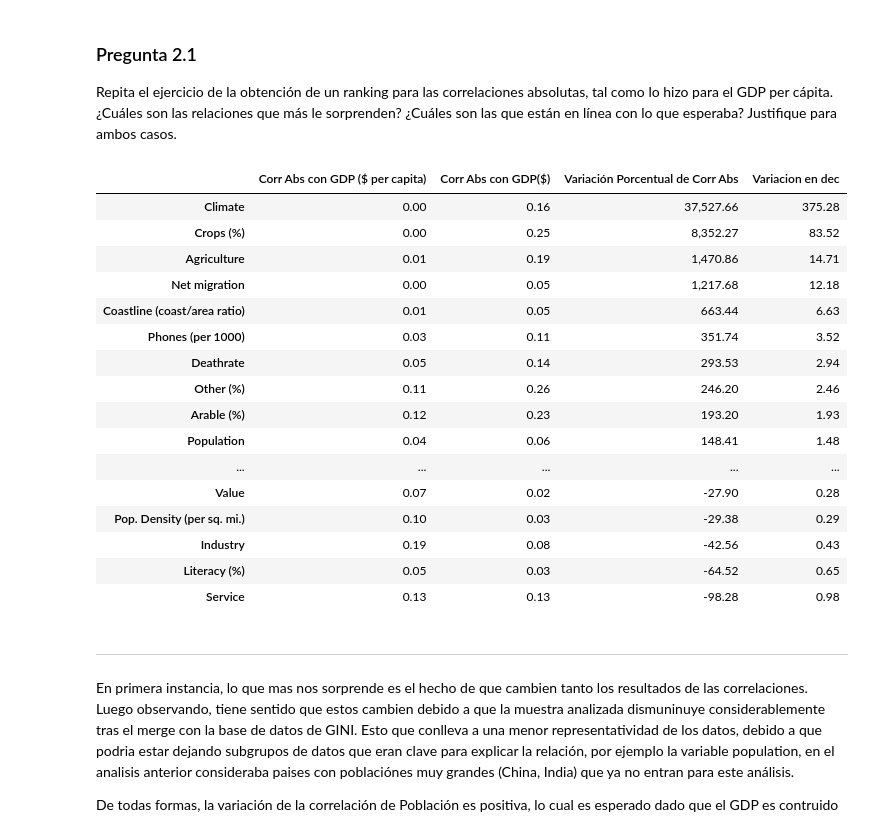
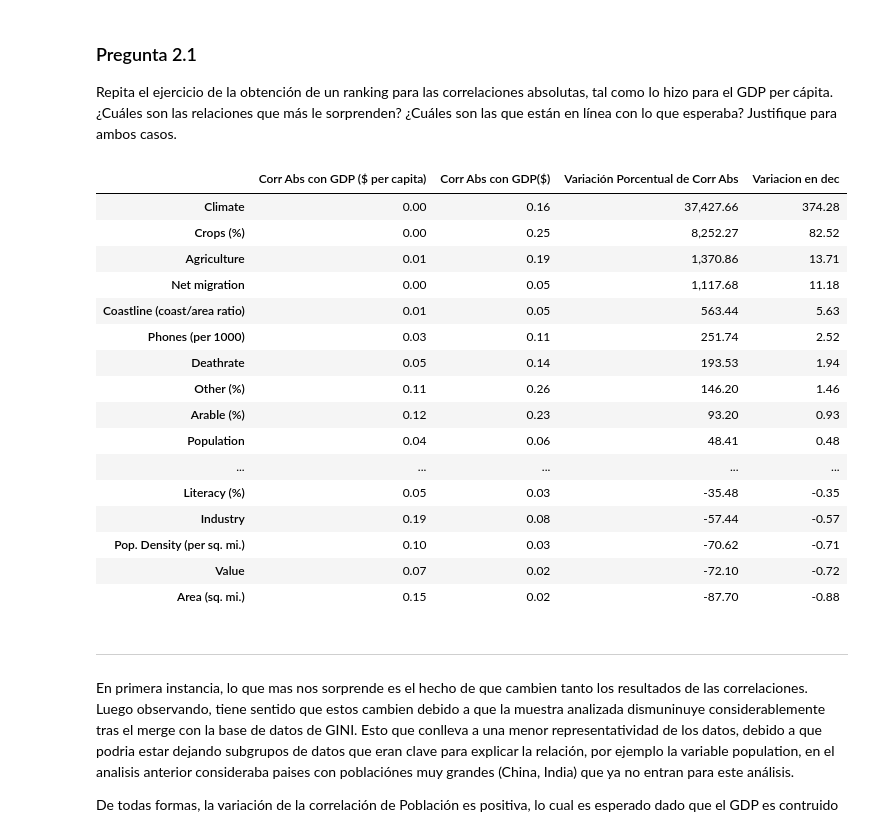
Before and after one commit to fabelo4/AMLE-2025, a Jupyter notebook: Tarea 1.ipynb, the cells around one changed output. Drawn from its saved outputs; the diff is of its cells as text; code cells hidden in the pictures.

```diff
--- a/Tarea 1.ipynb
+++ b/Tarea 1.ipynb
@@ -765,44 +764,43 @@ Repita el ejercicio de la obtención de un ranking para las correlaciones absolu
 # %%
 #Dropeamos datos no numericos y los GDPs y asiganmos a nuevo DF segun GDP o GDP per capita
 df_gdp_pc=df_merged.drop(['date','Country','Region','GDP($)','Country Name','Country Code', 'Year'],axis=1)
 df_gdp=df_merged.drop(['date','Country','Region','GDP ($ per capita)','Country Name','Country Code', 'Year'],axis=1)
 
 #Calculamos las correlaciones en valor absoluto
 df_corr_abs = pd.DataFrame ()
 df_corr_abs["Corr Abs con GDP ($ per capita)"]=abs(df_gdp_pc.corrwith(df["GDP ($ per capita)"]))
 df_corr_abs["Corr Abs con GDP($)"]=abs(df_gdp.corrwith(df["GDP($)"]))
 
 #Dropeamos GDP per capita pues no es de interes para el analisis
 df_corr_abs=df_corr_abs.drop(["GDP ($ per capita)"], axis=0)
 
 #Calculamos Variacion porcentual de Correlaciones Absolutas
-df_corr_abs["Variación Porcentual de Corr Abs"]= (df_corr_abs["Corr Abs con GDP($)"]/df_corr_abs["Corr Abs con GDP ($ per capita)"])
-df_corr_abs["Variacion en dec"]= (df_corr_abs["Corr Abs con GDP($)"]/df_corr_abs["Corr Abs con GDP ($ per capita)"])
-df_corr_abs.loc[df_corr_abs["Variación Porcentual de Corr Abs"] > 1, "Variación Porcentual de Corr Abs"] *= 100
-df_corr_abs.loc[df_corr_abs["Variación Porcentual de Corr Abs"] <= 1, "Variación Porcentual de Corr Abs"] *= -100
+df_corr_abs["Variación Porcentual de Corr Abs"]= 100*((df_corr_abs["Corr Abs con GDP($)"]-df_corr_abs["Corr Abs con GDP ($ per capita)"])/df_corr_abs["Corr Abs con GDP ($ per capita)"])
+df_corr_abs["Variacion en dec"]= ((df_corr_abs["Corr Abs con GDP($)"]-df_corr_abs["Corr Abs con GDP ($ per capita)"])/df_corr_abs["Corr Abs con GDP ($ per capita)"])
+
 
 #Ordenamos
 df_corr_abs = df_corr_abs.sort_values(by="Variación Porcentual de Corr Abs", ascending=False)
 
 df_corr_abs.head(40)
 # %% [output]
 |  | Corr Abs con GDP ($ per capita) | Corr Abs con GDP($) | Variación Porcentual de Corr Abs | Variacion en dec |
-| Climate | 0.00 | 0.16 | 37,527.66 | 375.28 |
-| Crops (%) | 0.00 | 0.25 | 8,352.27 | 83.52 |
-| Agriculture | 0.01 | 0.19 | 1,470.86 | 14.71 |
-| Net migration | 0.00 | 0.05 | 1,217.68 | 12.18 |
-| Coastline (coast/area ratio) | 0.01 | 0.05 | 663.44 | 6.63 |
-| Phones (per 1000) | 0.03 | 0.11 | 351.74 | 3.52 |
-| Deathrate | 0.05 | 0.14 | 293.53 | 2.94 |
-| Other (%) | 0.11 | 0.26 | 246.20 | 2.46 |
-| Arable (%) | 0.12 | 0.23 | 193.20 | 1.93 |
-| Population | 0.04 | 0.06 | 148.41 | 1.48 |
+| Climate | 0.00 | 0.16 | 37,427.66 | 374.28 |
+| Crops (%) | 0.00 | 0.25 | 8,252.27 | 82.52 |
+| Agriculture | 0.01 | 0.19 | 1,370.86 | 13.71 |
+| Net migration | 0.00 | 0.05 | 1,117.68 | 11.18 |
+| Coastline (coast/area ratio) | 0.01 | 0.05 | 563.44 | 5.63 |
+| Phones (per 1000) | 0.03 | 0.11 | 251.74 | 2.52 |
+| Deathrate | 0.05 | 0.14 | 193.53 | 1.94 |
+| Other (%) | 0.11 | 0.26 | 146.20 | 1.46 |
+| Arable (%) | 0.12 | 0.23 | 93.20 | 0.93 |
+| Population | 0.04 | 0.06 | 48.41 | 0.48 |
 | ... | ... | ... | ... | ... |
-| Value | 0.07 | 0.02 | -27.90 | 0.28 |
-| Pop. Density (per sq. mi.) | 0.10 | 0.03 | -29.38 | 0.29 |
-| Industry | 0.19 | 0.08 | -42.56 | 0.43 |
-| Literacy (%) | 0.05 | 0.03 | -64.52 | 0.65 |
-| Service | 0.13 | 0.13 | -98.28 | 0.98 |
+| Literacy (%) | 0.05 | 0.03 | -35.48 | -0.35 |
+| Industry | 0.19 | 0.08 | -57.44 | -0.57 |
+| Pop. Density (per sq. mi.) | 0.10 | 0.03 | -70.62 | -0.71 |
+| Value | 0.07 | 0.02 | -72.10 | -0.72 |
+| Area (sq. mi.) | 0.15 | 0.02 | -87.70 | -0.88 |
 # %% [markdown]
 
 
```
Also changed, not shown: parts of 2 cells of this notebook.
